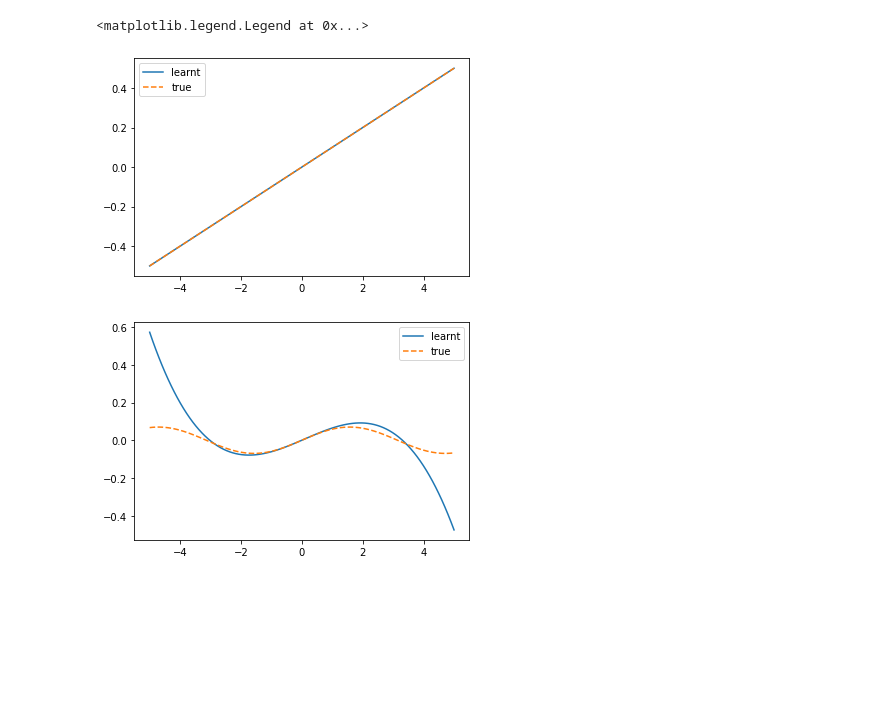
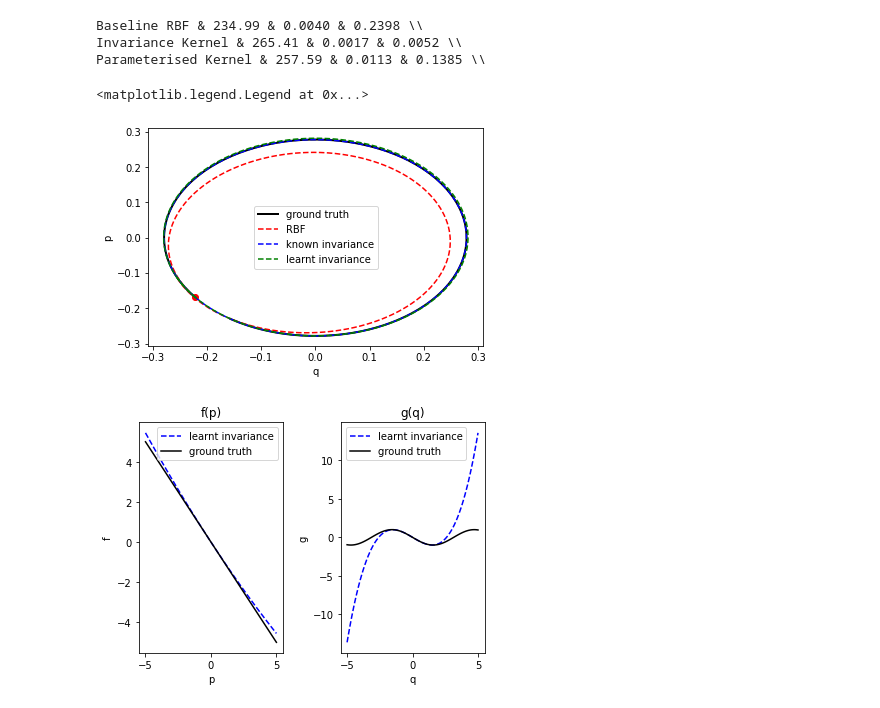
Before and after one commit to charlielao/dynamical_system_invariance_project, a Jupyter notebook: codes/run_param_damped.ipynb, the cells around one changed output. Cells and saved outputs as stored; diff of their text form; code cells hidden in the pictures; blank space fills up the shorter version.

Commit message:
param pendulum

```diff
--- a/codes/run_param_damped.ipynb
+++ b/codes/run_param_damped.ipynb
@@ -71,0 +13,14 @@ current damping: 0.1
+# %%
+mean = ZeroMean(2)
+time_step = 0.01
+training_time = 0.1
+testing_time =  3
+
+max_x = 150
+n_train = 3
+train_starting_position = np.random.uniform(-max_x, max_x, (n_train))
+train_starting_velocity = np.random.uniform(-max_x/5, max_x/5, (n_train))
+
+print(train_starting_position)
+print(train_starting_velocity)
+data = get_damped_pendulum_data(0.1, time_step, training_time, 1e-8, train_starting_position, train_starting_velocity) #switch
@@ -72,20 +103,52 @@ current damping: 0.1
+# %%
+print("Baseline RBF & " + format(np.mean(lml_moi),".2f")+" & "+format(np.mean(eva_future_moi),".4f")+" & "+format(np.mean(eva_grid_moi),".4f")+' \\\\')
+print("Invariance Kernel & "+ format(np.mean(lml_inv),".2f")+" & "+format(np.mean(eva_future_inv),".4f")+" & "+format(np.mean(eva_grid_inv),".4f")+ ' \\\\')
+print("Parameterised Kernel & "+ format(np.mean(lml_inv_p),".2f")+" & "+format(np.mean(eva_future_inv_p),".4f")+" & "+format(np.mean(eva_grid_inv_p),".4f")+ ' \\\\')
+# %% [output]
+Baseline RBF & 234.99 & 0.0040 & 0.2398 \\
+Invariance Kernel & 265.41 & 0.0017 & 0.0052 \\
+Parameterised Kernel & 257.59 & 0.0113 & 0.1385 \\
+# %%
+import matplotlib.pyplot as plt
+fig, ax = plt.subplots()
+plt.plot(evaluate_moi[4][:,0],evaluate_moi[4][:,1], label="ground truth", color="black", linewidth=2)
+plt.plot(evaluate_moi[1][:,0],evaluate_moi[1][:,1], "--", label='RBF', color="red")
+plt.plot(evaluate_invariance[1][:,0],evaluate_invariance[1][:,1], "--", label="known invariance", color="blue")
+plt.plot(evaluate_invariance_p[1][:,0],evaluate_invariance_p[1][:,1], "--", label="learnt invariance", color="green")
+plt.scatter(evaluate_moi[4][0,0],evaluate_moi[4][0,1],color="red")
+plt.xlabel("q")
+plt.ylabel("p")
+plt.legend()
+#plt.savefig("figures/parameterised_pendulum_predicted_trajectory.pdf")
+# %% [output]
+<matplotlib.legend.Legend at 0x...>
+[figure, added]
 # %%
-
-import matplotlib.pyplot as plt
 from numpy.polynomial import polynomial
 x = np.linspace(-5,5,100)
+multiplier = -m.kernel.f_poly.numpy()[1]
 f = polynomial.Polynomial(np.squeeze(kernel.f_poly.numpy()))
 g = polynomial.Polynomial(np.squeeze(kernel.g_poly.numpy()))
 
-plt.figure()
-plt.plot(x, f(x), label='learnt')
-plt.plot(x, kernel.f_poly.numpy()[1]*x, "--", label='true')
-plt.legend()
-plt.figure()
-plt.plot(x, g(x), label='learnt')
-plt.plot(x, kernel.g_poly.numpy()[1]*np.sin(x), "--", label='true')
-plt.legend()
+fig, (ax1, ax2) = plt.subplots(1, 2)
+ax1.plot(x, f(x)/multiplier, "--", color="blue", label='learnt invariance')
+ax1.plot(x, -x, label='ground truth', color="black")
+ax1.set_title("f(p)")
+ax1.set_xlabel("p")
+ax1.set_ylabel("f")
+ax1.legend()
+ax2.set_title("g(q)")
+ax2.plot(x, g(x)/multiplier, "--", color="blue",label='learnt invariance')
+ax2.plot(x, -np.sin(x), color="black", label='ground truth')
+ax2.legend()
+ax2.set_xlabel("q")
+ax2.set_ylabel("g")
+plt.subplots_adjust(left=0.1,
+                    bottom=0.1,
+                    right=0.9,
+                    top=0.9,
+                    wspace=0.4,
+                    hspace=0.4)
+plt.savefig("figures/parameterised_pendulum_learnt_polynomial.pdf")
 # %% [output]
-<matplotlib.legend.Legend at 0x...>
-[figure, old version]
+[figure, new version]
-[figure, removed]
```
Also changed, not shown: parts of 9 cells of this notebook, 6 other files.
